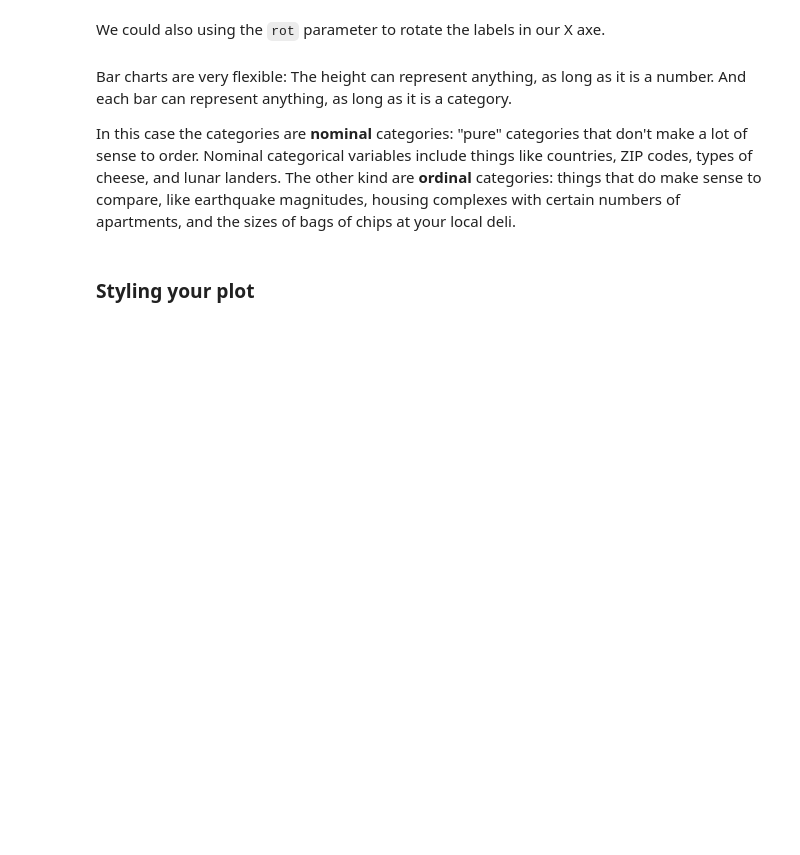
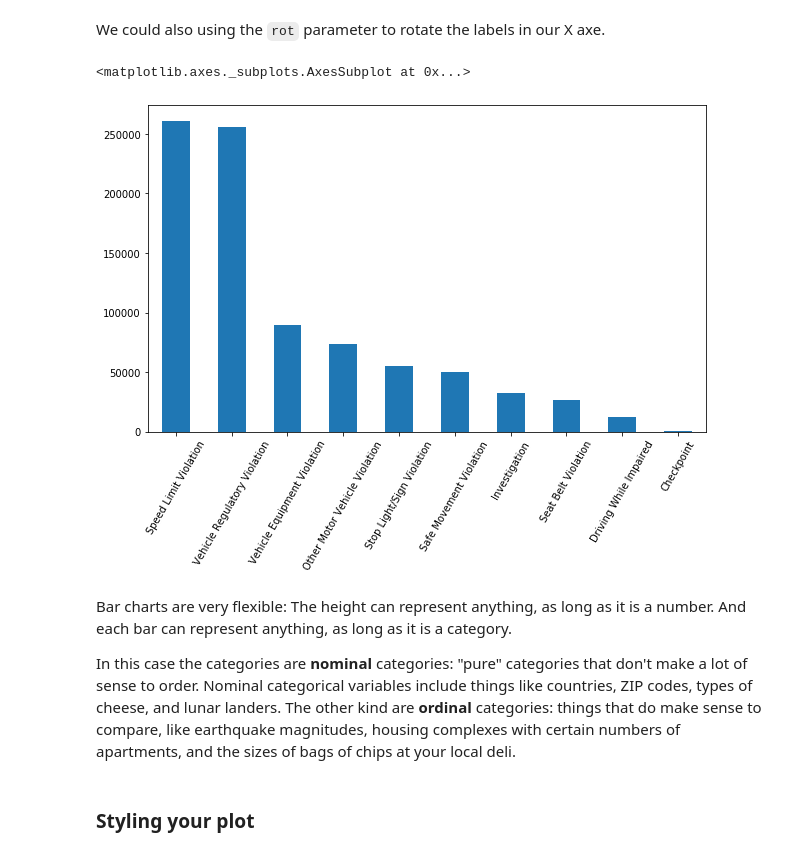
Before and after one commit to NCSU-Libraries/data-viz-workshops, a Jupyter notebook: Data_Vizualization_with_Python/data_visualization.ipynb, the cells around one changed output. Drawn from its saved outputs; the diff is of its cells as text; code cells hidden in the pictures; blank space fills up the shorter version.

```diff
--- a/Data_Vizualization_with_Python/data_visualization.ipynb
+++ b/Data_Vizualization_with_Python/data_visualization.ipynb
@@ -144,7 +269,10 @@ stops['violation'].value_counts().plot.bar()
 # %% [markdown]
 We could also using the `rot` parameter to rotate the labels in our X axe.
 # %%
-stops['violation'].value_counts().plot.bar(rot=0)
+stops['reason_for_stop'].value_counts().plot.bar(rot=60)
+# %% [output]
+<matplotlib.axes._subplots.AxesSubplot at 0x...>
+[figure, added]
 # %% [markdown]
 Bar charts are very flexible: The height can represent anything, as long as it is a number. And each bar can represent anything, as long as it is a category.
 
```
Also changed, not shown: parts of 35 cells of this notebook.
